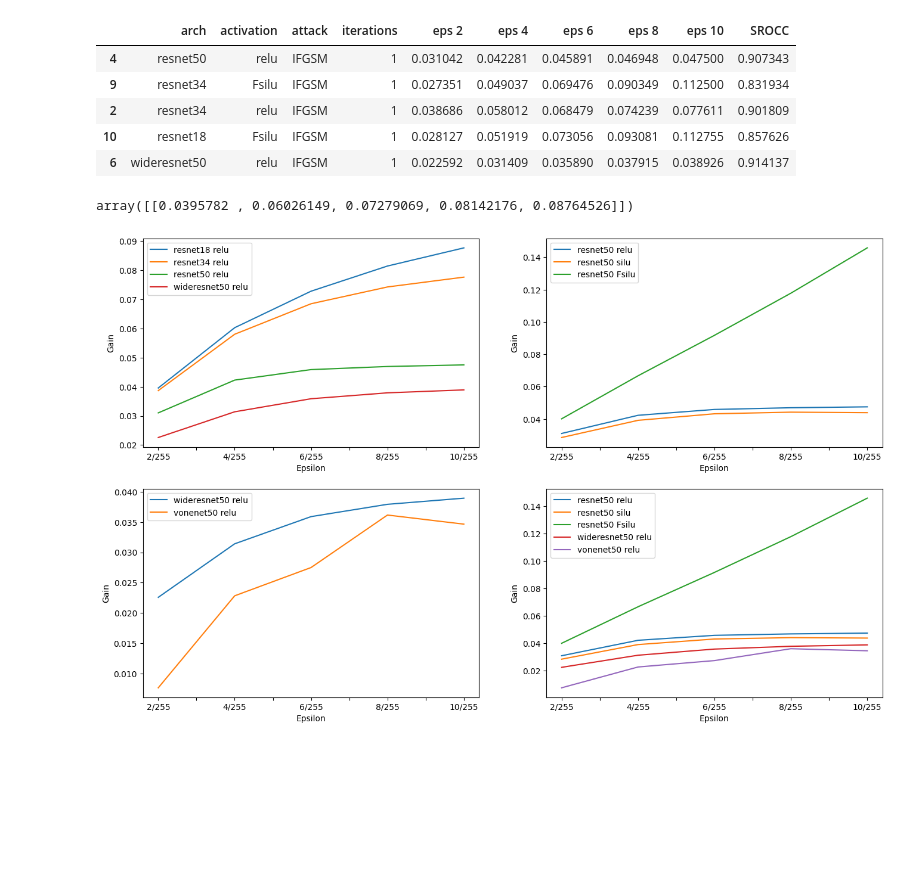
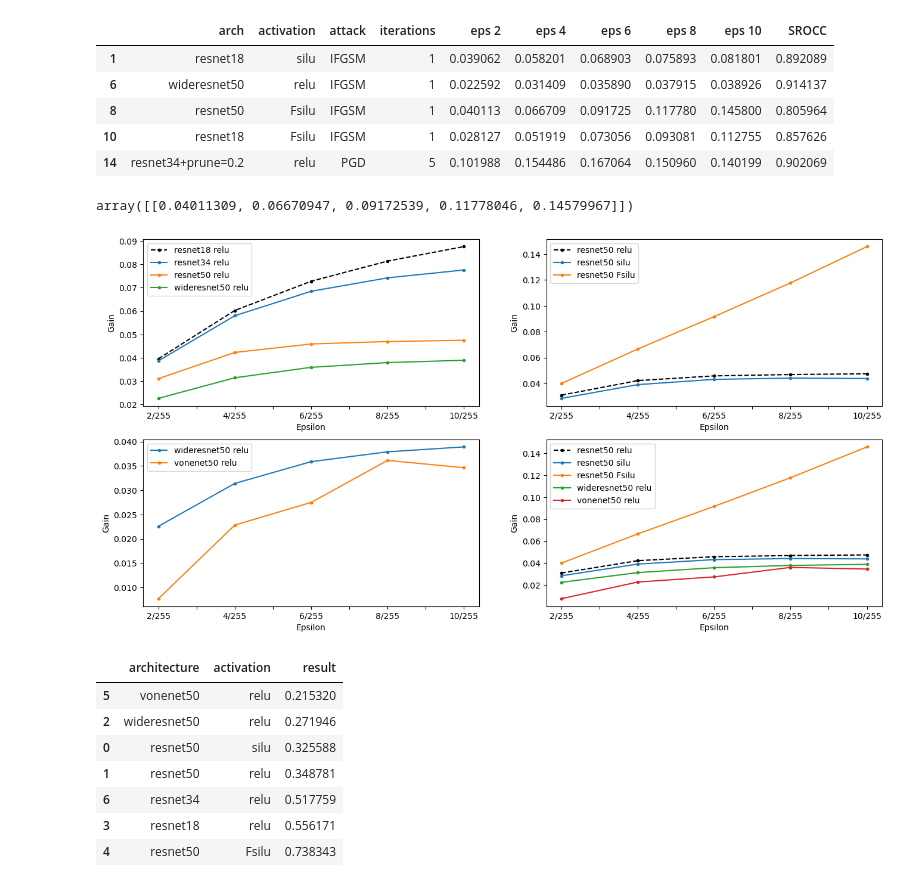
Before and after one commit to abhhfcgjk/VG_Architectural_Adversarial_Robustness, a Jupyter notebook: graphs.ipynb, the cells around one changed output. Drawn from its saved outputs; the diff is of its cells as text; code cells hidden in the pictures; blank space fills up the shorter version.

Commit message:
graphics + attack_cls metric_range corrections

```diff
--- a/graphs.ipynb
+++ b/graphs.ipynb
@@ -4,16 +5,16 @@ import pandas as pd
 # %%
 cols = ["arch", "activation", "attack", "iterations", "eps 2", "eps 4", "eps 6", "eps 8", "eps 10", "SROCC"]
-data = pd.read_csv("rs/results.csv", header=0, usecols=header)
+data = pd.read_csv("rs/results.csv", header=0, usecols=cols)
 # %%
 data.sample(5, random_state=0)
 # %% [output]
 |  | arch | activation | attack | iterations | eps 2 | eps 4 | eps 6 | eps 8 | eps 10 | SROCC |
-| 4 | resnet50 | relu | IFGSM | 1 | 0.031042 | 0.042281 | 0.045891 | 0.046948 | 0.047500 | 0.907343 |
-| 9 | resnet34 | Fsilu | IFGSM | 1 | 0.027351 | 0.049037 | 0.069476 | 0.090349 | 0.112500 | 0.831934 |
-| 2 | resnet34 | relu | IFGSM | 1 | 0.038686 | 0.058012 | 0.068479 | 0.074239 | 0.077611 | 0.901809 |
+| 1 | resnet18 | silu | IFGSM | 1 | 0.039062 | 0.058201 | 0.068903 | 0.075893 | 0.081801 | 0.892089 |
+| 6 | wideresnet50 | relu | IFGSM | 1 | 0.022592 | 0.031409 | 0.035890 | 0.037915 | 0.038926 | 0.914137 |
+| 8 | resnet50 | Fsilu | IFGSM | 1 | 0.040113 | 0.066709 | 0.091725 | 0.117780 | 0.145800 | 0.805964 |
 | 10 | resnet18 | Fsilu | IFGSM | 1 | 0.028127 | 0.051919 | 0.073056 | 0.093081 | 0.112755 | 0.857626 |
-| 6 | wideresnet50 | relu | IFGSM | 1 | 0.022592 | 0.031409 | 0.035890 | 0.037915 | 0.038926 | 0.914137 |
+| 14 | resnet34+prune=0.2 | relu | PGD | 5 | 0.101988 | 0.154486 | 0.167064 | 0.150960 | 0.140199 | 0.902069 |
 # %%
-data[(data["arch"]=="resnet18")&(data["activation"]=="relu")].loc[:,"eps 2": "eps 10"].values
+data[(data["arch"]=="resnet50")&(data["activation"]=="Fsilu")].loc[:,"eps 2": "eps 10"].values
 # %% [output]
-array([[0.0395782 , 0.06026149, 0.07279069, 0.08142176, 0.08764526]])
+array([[0.04011309, 0.06670947, 0.09172539, 0.11778046, 0.14579967]])
@@ -20,22 +25,41 @@ array([[0.0395782 , 0.06026149, 0.07279069, 0.08142176, 0.08764526]])
 # %%
-group1 = [("resnet18", "relu"), ("resnet34", "relu"), ("resnet50", "relu"), ("wideresnet50", "relu")]
-group2 = [("resnet50", "relu"), ("resnet50", "silu"), ("resnet50", "Fsilu")]
-group3 = [("wideresnet50", "relu"),("vonenet50", "relu")]
 group = group2 + group3
 groups = [group1, group2, group3, group]
 epsilons = [2, 4, 6, 8, 10]
 eps_labels = ['','2/255','','4/255','','6/255','','8/255','','10/255']
 
-fig, axs = plt.subplots(2,2, figsize=(16,10), subplot_kw={"xticklabels": eps_labels, "xlabel": "Epsilon", "ylabel": "Gain"})
+fig, axs = plt.subplots(2,2, figsize=(16,8), subplot_kw={"xticklabels": eps_labels, "xlabel": "Epsilon", "ylabel": "Gain"})
+baseline = [('resnet18','relu'),('resnet50','relu')]
 
 for i in range(4):
     axis = axs[i//2, i%2]
     grp = groups[i]
     for arch, activ in grp:
         y_axis = data[(data["arch"]==arch)&(data["activation"]==activ)].loc[:,f"eps {epsilons[0]}": f"eps {epsilons[-1]}"].values.tolist()[0]
-        axis.plot(epsilons, y_axis, label=f"{arch} {activ}")
+        if (i==0 and (arch, activ) == baseline[0])or(i>0 and (arch, activ) == baseline[1]):
+            axis.plot(epsilons, y_axis,'k--', marker=".",label=f"{arch} {activ}")
+        else:
+            axis.plot(epsilons, y_axis, marker=".",label=f"{arch} {activ}")
     axis.legend(loc="upper left")
 
 plt.show()
 # %% [output]
-[figure, old version]
+[figure, new version]
+# %%
+x = [2, 4, 6, 8, 10]
+grp = set(group1+group2+group3)
+df = pd.DataFrame(columns=['architecture', 'activation', 'result'])
+for arch, activ in grp:
+    y_axis = data[(data["arch"]==arch)&(data["activation"]==activ)].loc[:,f"eps {epsilons[0]}": f"eps {epsilons[-1]}"].values.tolist()[0]
+
+    df.loc[len(df)] = {'architecture': arch, 'activation': activ, 'result': np.trapz(y_axis, x)}
+df.sort_values('result')
+# %% [output]
+|  | architecture | activation | result |
+| 5 | vonenet50 | relu | 0.215320 |
+| 2 | wideresnet50 | relu | 0.271946 |
+| 0 | resnet50 | silu | 0.325588 |
+| 1 | resnet50 | relu | 0.348781 |
+| 6 | resnet34 | relu | 0.517759 |
+| 3 | resnet18 | relu | 0.556171 |
+| 4 | resnet50 | Fsilu | 0.738343 |
```
Also changed, not shown: parts of 2 cells of this notebook, 1 other file.
